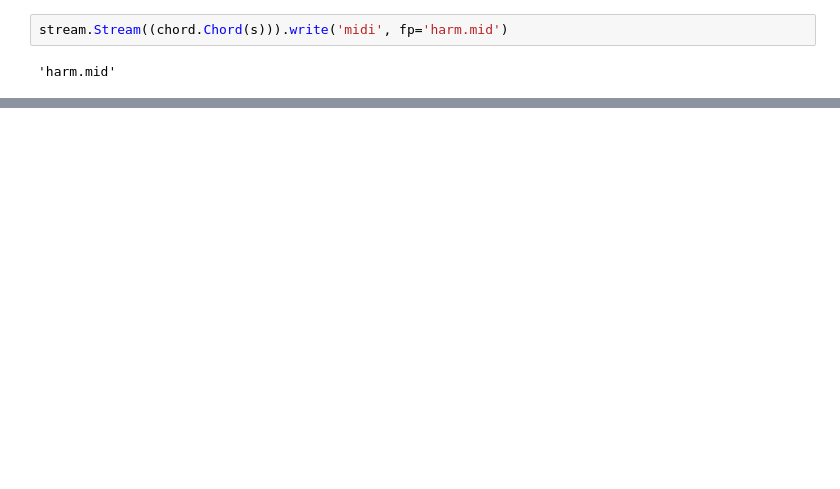
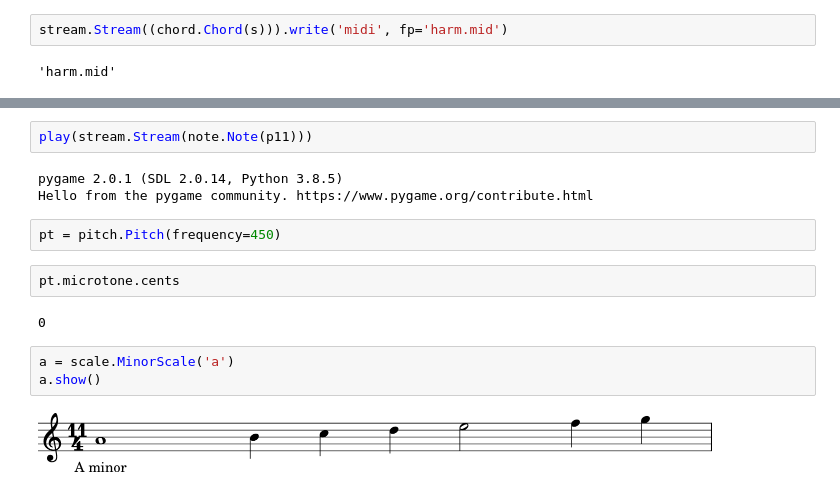
Before and after one commit to GabrieleCecchetti/AlgCompPrep, a Jupyter notebook: 03_pitch_harmony/03_pitch_harmony.ipynb, the cells around one changed output, grey strips where cells are left out. Saved outputs shown, nothing was run; the diff lists cells and outputs as text; blank space fills up the shorter version.

```diff
--- a/03_pitch_harmony/03_pitch_harmony.ipynb
+++ b/03_pitch_harmony/03_pitch_harmony.ipynb
@@ -183,0 +100,16 @@ dir(i)
+# %%
+play(stream.Stream(note.Note(p11)))
+# %% [output]
+pygame 2.0.1 (SDL 2.0.14, Python 3.8.5)
+Hello from the pygame community. https://www.pygame.org/contribute.html
+# %%
+pt = pitch.Pitch(frequency=450)
+# %%
+pt.microtone.cents
+# %% [output]
+0
+# %%
+a = scale.MinorScale('a')
+a.show()
+# %% [output]
+[figure, added]
```
Also changed, not shown: parts of 35 cells of this notebook, 1 other file.
